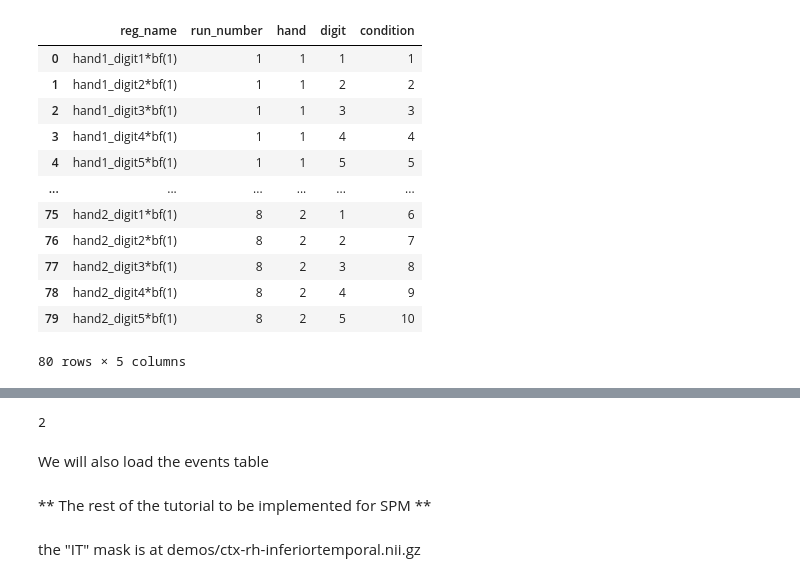
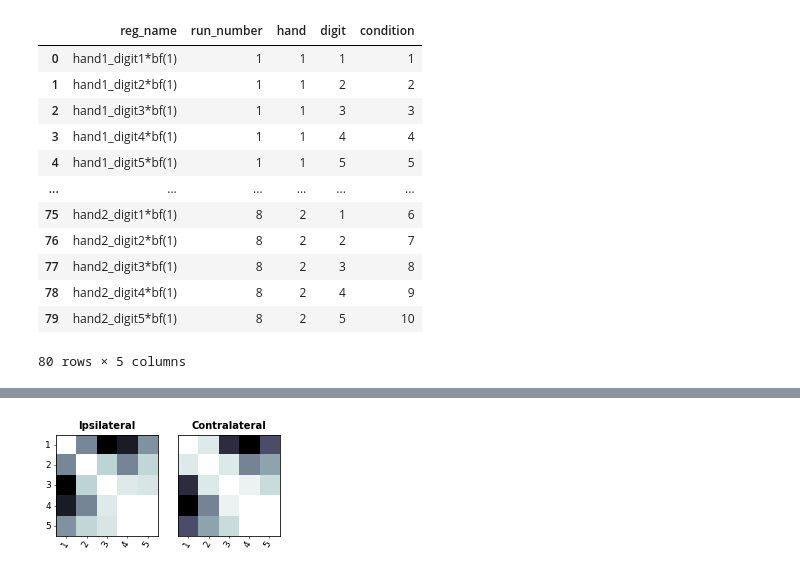
Before and after one commit to rsagroup/rsatoolbox, a Jupyter notebook: demos/demo_fmri_spm.ipynb, the cells around one changed output, grey strips where cells are left out. Cells and saved outputs as stored; diff of their text form; code cells hidden in the pictures.

Commit message:
Demo SPM

```diff
--- a/demos/demo_fmri_spm.ipynb
+++ b/demos/demo_fmri_spm.ipynb
@@ -79,7 +66,9 @@ data = Dataset(
             obs_descriptors=dict(info)
 )
 # %%
-RDM = rsa.rdm.calc_rdm(
+# Calculate the RDM on all ten conditions.
+
+RDM_uni = rsa.rdm.calc_rdm(
     data,
     method='crossnobis',
     descriptor='condition',
@@ -100,7 +75,0 @@ Access the attributes stored in the *_metadata.json* for this file
-# %%
-tr = run.get_meta()['RepetitionTime'] ## TR in seconds
-tr
-# %% [output]
-2
-# %% [markdown]
-We will also load the events table
@@ -109,6 +76,12 @@ run.get_events().sample(5) ## 5 random events
-# %% [markdown]
-
-
-** The rest of the tutorial to be implemented for SPM **
-# %% [markdown]
-the "IT" mask is at demos/ctx-rh-inferiortemporal.nii.gz
+# %%
+# seperate the part for the left and right hand
+left_hand_rdm = RDM_uni.subset_pattern('hand', 1)
+right_hand_rdm = RDM_uni.subset_pattern('hand', 2)
+
+# Plot the two together (note the different color scales)
+RDMs=rsa.rdm.concat([left_hand_rdm,right_hand_rdm])
+RDMs.rdm_descriptors['name']=['Ipsilateral','Contralateral']
+rsa.vis.show_rdm(RDMs,pattern_descriptor='digit',rdm_descriptor='name')
+plt.show()
+# %% [output]
+[figure, added]
```
Also changed, not shown: parts of 12 cells of this notebook, 1 other file.
